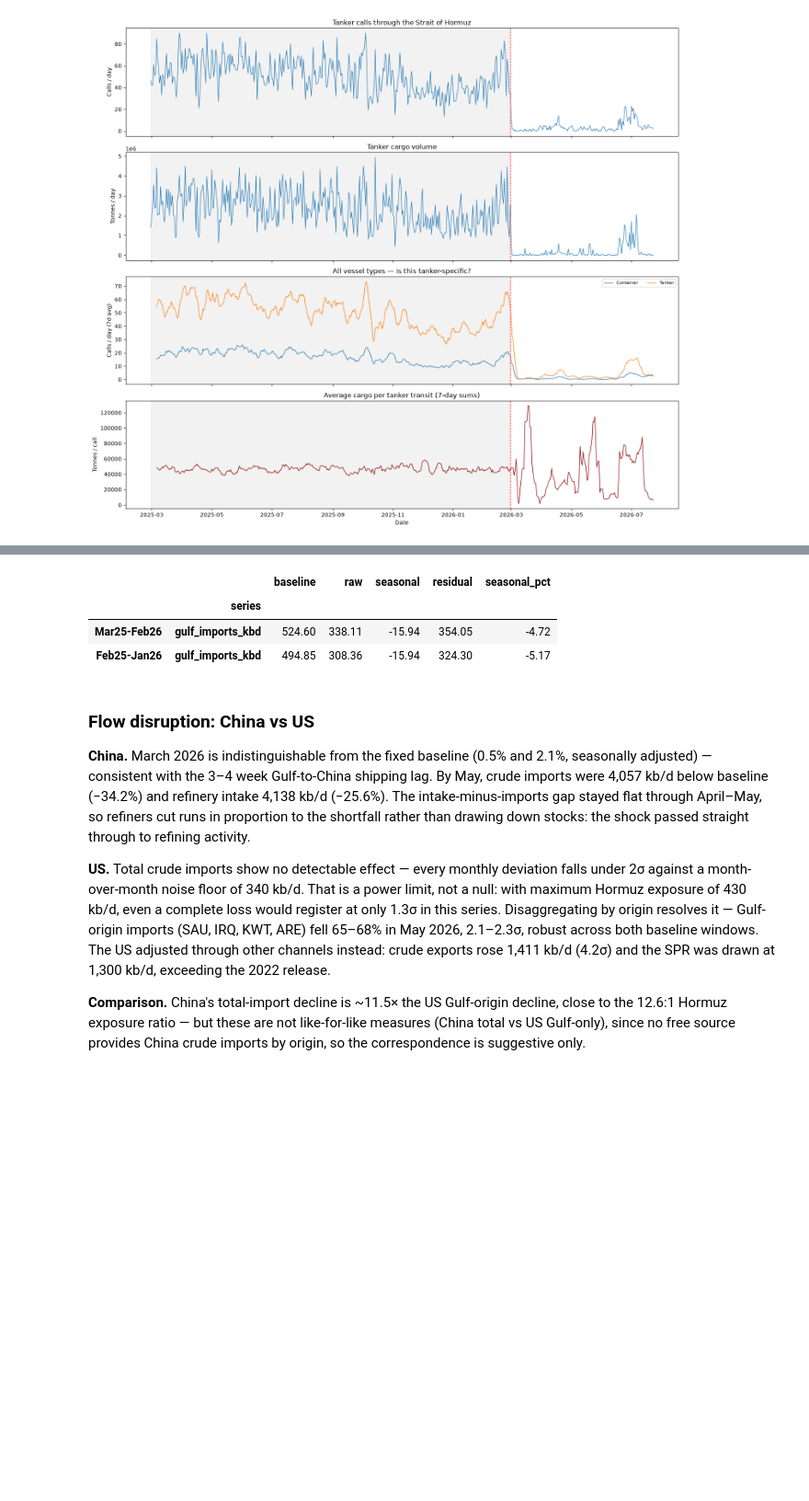
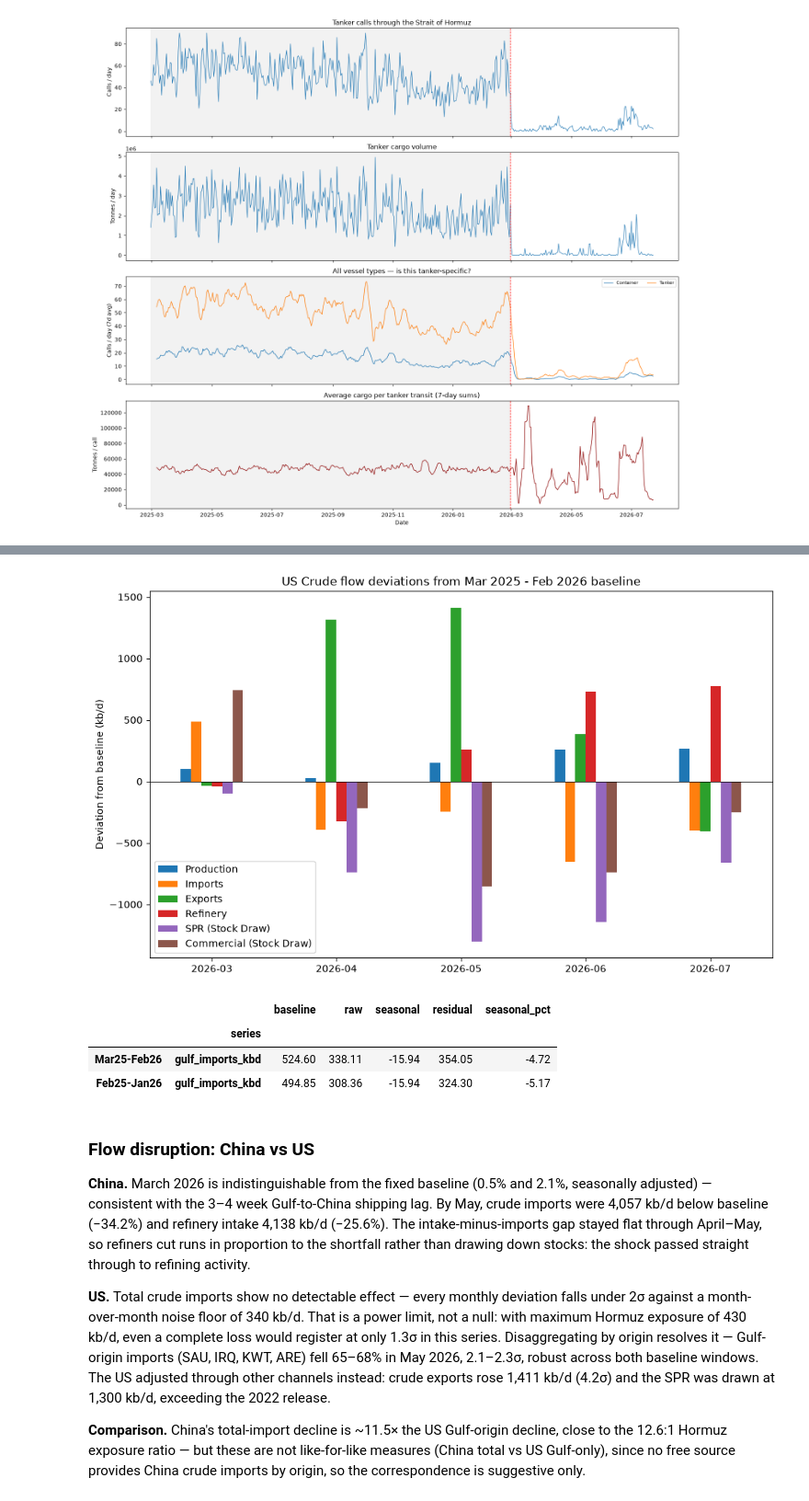
Before and after one commit to chaboihenry/oil-research, a Jupyter notebook: scripts/data_analysis.ipynb, the cells around one changed output, grey strips where cells are left out. Shown at 92% size. Saved outputs shown, nothing was run; the diff lists cells and outputs as text; code cells hidden in the pictures; blank space fills up the shorter version.

```diff
--- a/scripts/data_analysis.ipynb
+++ b/scripts/data_analysis.ipynb
@@ -240,50 +245,51 @@ window_2026 = us_monthly[us_monthly.index >= '2026-03-01']
 deviation = window_2026 - baseline
 deviation.drop(columns=[c for c in deviation.columns if c.endswith('_kbbl')], inplace=True)
 
-# fig, ax = plt.subplots(figsize=(10,6), tight_layout=True)
-# labels = {'crude_imports_kbd' : 'Imports', 'crude_production_kbd': 'Production',
-#           'crude_exports_kbd': 'Exports', 'refinery_input_kbd': 'Refinery',
-#           'SPR_chg_kbd': 'SPR (Stock Draw)', 'EX_SPR_chg_kbd': 'Commerical (Stock Draw)'}
-# deviation.rename(columns=labels).plot(kind='bar', ax=ax)
-# ax.axhline(0, color='black', linewidth=0.8)
-# ax.tick_params(axis='x', rotation=0)
-# ax.set_title('US Crude flow deviations from Mar 2025 - Feb 2026 baseline')
-# ax.set_ylabel('Deviation from baseline (kb/d)')
-# plt.legend(loc='lower left')
-# plt.savefig(FIGS_OUT + '//us-quantities-bar.png')
-# plt.show()
+fig, ax = plt.subplots(figsize=(10,6), tight_layout=True)
+labels = {'crude_imports_kbd' : 'Imports', 'crude_production_kbd': 'Production',
+          'crude_exports_kbd': 'Exports', 'refinery_input_kbd': 'Refinery',
+          'SPR_chg_kbd': 'SPR (Stock Draw)', 'EX_SPR_chg_kbd': 'Commercial (Stock Draw)'}
+deviation.rename(columns=labels).plot(kind='bar', ax=ax)
+ax.axhline(0, color='black', linewidth=0.8)
+ax.tick_params(axis='x', rotation=0)
+ax.set_title('US Crude flow deviations from Mar 2025 - Feb 2026 baseline')
+ax.set_ylabel('Deviation from baseline (kb/d)')
+plt.legend(loc='lower left')
+plt.savefig(FIGS_OUT + '//us-quantities-bar.png')
+plt.show()
 
 pre_baseline = us_monthly[us_monthly.index < '2026-01-01'].copy()
 stds = round(pre_baseline.diff().std(), 2)
 deviation_sigma = deviation / stds
 
 us_monthly = us_monthly.reset_index().rename(columns={'index' : 'period'})
 ratio(us_monthly[us_monthly['period'] >= '2023-01-01'], 'crude_imports_kbd')
 ratio(us_monthly[us_monthly['period'] >= '2023-01-01'], 'crude_exports_kbd')
 ratio(us_monthly[us_monthly['period'] >= '2023-01-01'], 'refinery_input_kbd')
 
 cols = ('crude_imports_kbd', 'crude_exports_kbd', 'refinery_input_kbd')
 impact_base = seasonal_impact(us_monthly, window, cols=cols)
 impact_alt = seasonal_impact(us_monthly, window_alt, cols=cols)
 impact_base_alt = pd.concat([impact_base, impact_alt], keys=['Mar25-Feb26', 'Feb25-Jan26'])
 impact_base_alt_std = impact_base_alt.diff().std()
 
 # limitation: many countries have different routes to bypass the strait of hormuz, this dataset doesn't identify this
 # units: MBBL
 us_im_origin = pd.read_csv(US_IMPORT_DIR, parse_dates=['period'])
 gulf_origin = ['SAU', 'IRQ', 'KWT', 'ARE']
 filtered_origin = us_im_origin[(us_im_origin['area-name'].isin(gulf_origin)) & (us_im_origin['is_aggregate'] == False)].copy()
 gulf = filtered_origin.groupby('period')['value'].sum()
 gulf_kbd = gulf / gulf.index.days_in_month
 gulf_kbd = gulf_kbd.reset_index()
 gulf_kbd.rename(columns={0:'gulf_imports_kbd'}, inplace=True)
 gulf_window = gulf_kbd[(gulf_kbd['period'] <= '2026-02-01') & (gulf_kbd['period'] >= '2025-03-01')]
 gulf_window_alt = gulf_kbd[(gulf_kbd['period'] <= '2026-01-01') & (gulf_kbd['period'] >= '2025-02-01')]
 gulf_impact = seasonal_impact(gulf_kbd, gulf_window, cols=['gulf_imports_kbd'], target='2026-05-01')
 gulf_impact_alt = seasonal_impact(gulf_kbd, gulf_window_alt, cols=['gulf_imports_kbd'], target='2026-05-01')
 gulf_impact_base_alt = pd.concat([gulf_impact, gulf_impact_alt], keys=['Mar25-Feb26', 'Feb25-Jan26'])
 gulf_impact_base_alt
 # %% [output]
+[figure, added]
 |  |  | baseline | raw | seasonal | residual | seasonal_pct |
 |  | series |  |  |  |  |  |
 | Mar25-Feb26 | gulf_imports_kbd | 524.60 | 338.11 | -15.94 | 354.05 | -4.72 |
```
Also changed, not shown: parts of 3 cells of this notebook, 6 other files.
